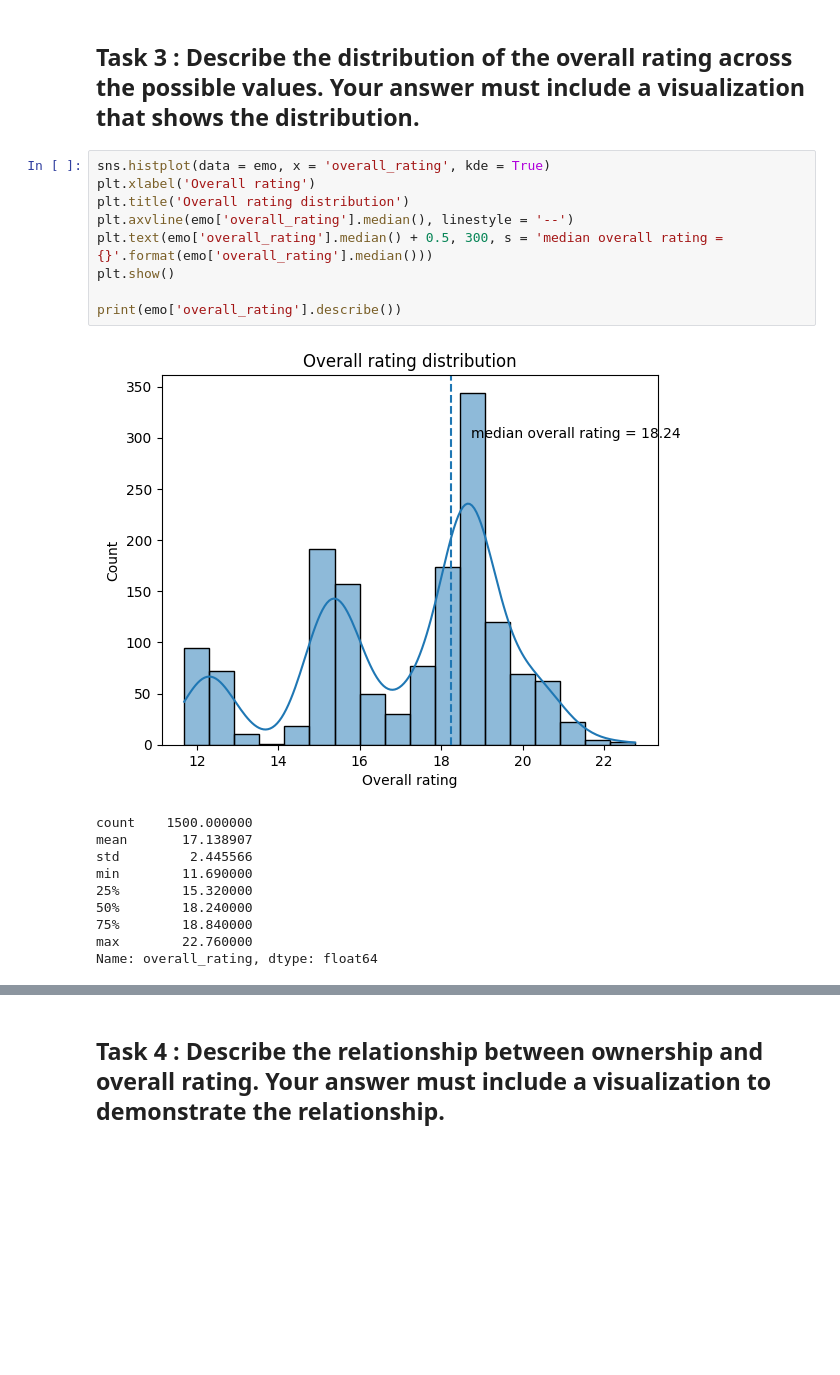
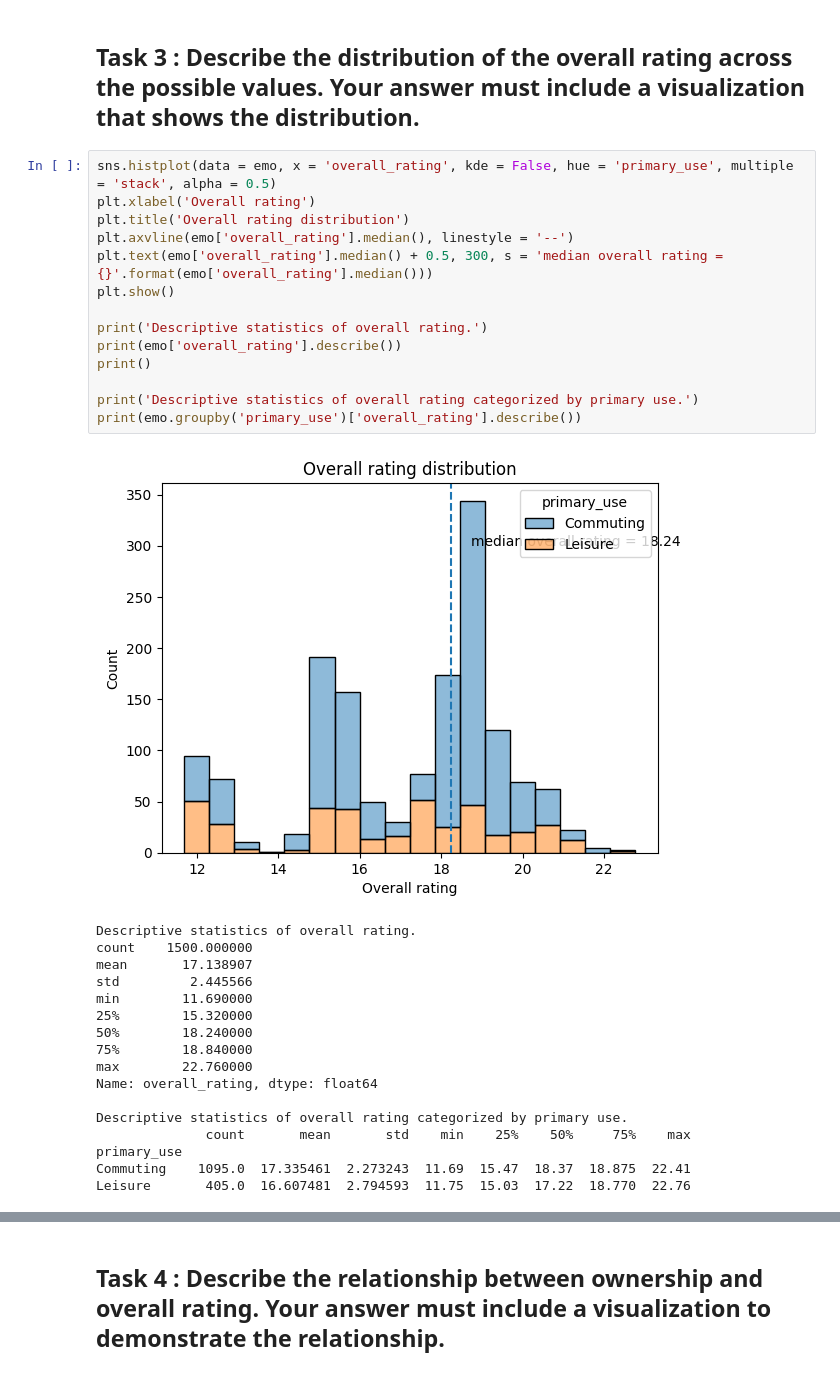
Before and after one commit to CG24hr/Flowstateofmind, a Jupyter notebook: Data/ElectricMoped.ipynb, the cells around one changed output, grey strips where cells are left out. Cells and saved outputs as stored; diff of their text form; blank space fills up the shorter version.

```diff
--- a/Data/ElectricMoped.ipynb
+++ b/Data/ElectricMoped.ipynb
@@ -228,16 +352,22 @@ Name: owned, dtype: float64
 # %% [markdown]
 ## Task 3 : Describe the distribution of the overall rating across the possible values. Your answer must include a visualization that shows the distribution.
 # %%
-sns.histplot(data = emo, x = 'overall_rating', kde = True)
+sns.histplot(data = emo, x = 'overall_rating', kde = False, hue = 'primary_use', multiple = 'stack', alpha = 0.5)
 plt.xlabel('Overall rating')
 plt.title('Overall rating distribution')
 plt.axvline(emo['overall_rating'].median(), linestyle = '--')
 plt.text(emo['overall_rating'].median() + 0.5, 300, s = 'median overall rating = {}'.format(emo['overall_rating'].median()))
 plt.show()
 
+print('Descriptive statistics of overall rating.')
 print(emo['overall_rating'].describe())
+print()
+
+print('Descriptive statistics of overall rating categorized by primary use.')
+print(emo.groupby('primary_use')['overall_rating'].describe())
 # %% [output]
-[figure, old version]
+[figure, new version]
+Descriptive statistics of overall rating.
 count    1500.000000
 mean       17.138907
 std         2.445566
@@ -247,3 +377,9 @@ min        11.690000
 75%        18.840000
 max        22.760000
 Name: overall_rating, dtype: float64
+
+Descriptive statistics of overall rating categorized by primary use.
+              count       mean       std    min    25%    50%     75%    max
+primary_use
+Commuting    1095.0  17.335461  2.273243  11.69  15.47  18.37  18.875  22.41
+Leisure       405.0  16.607481  2.794593  11.75  15.03  17.22  18.770  22.76
```
Also changed, not shown: parts of 17 cells of this notebook, 16 other files.
